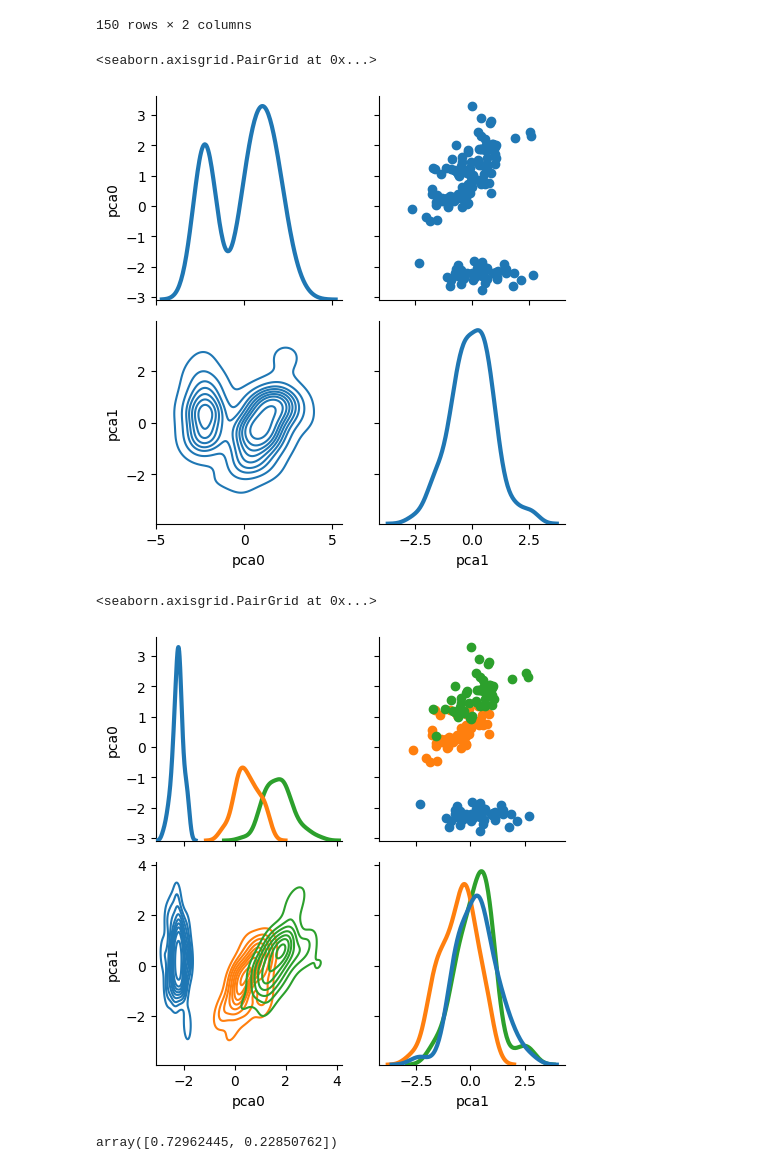
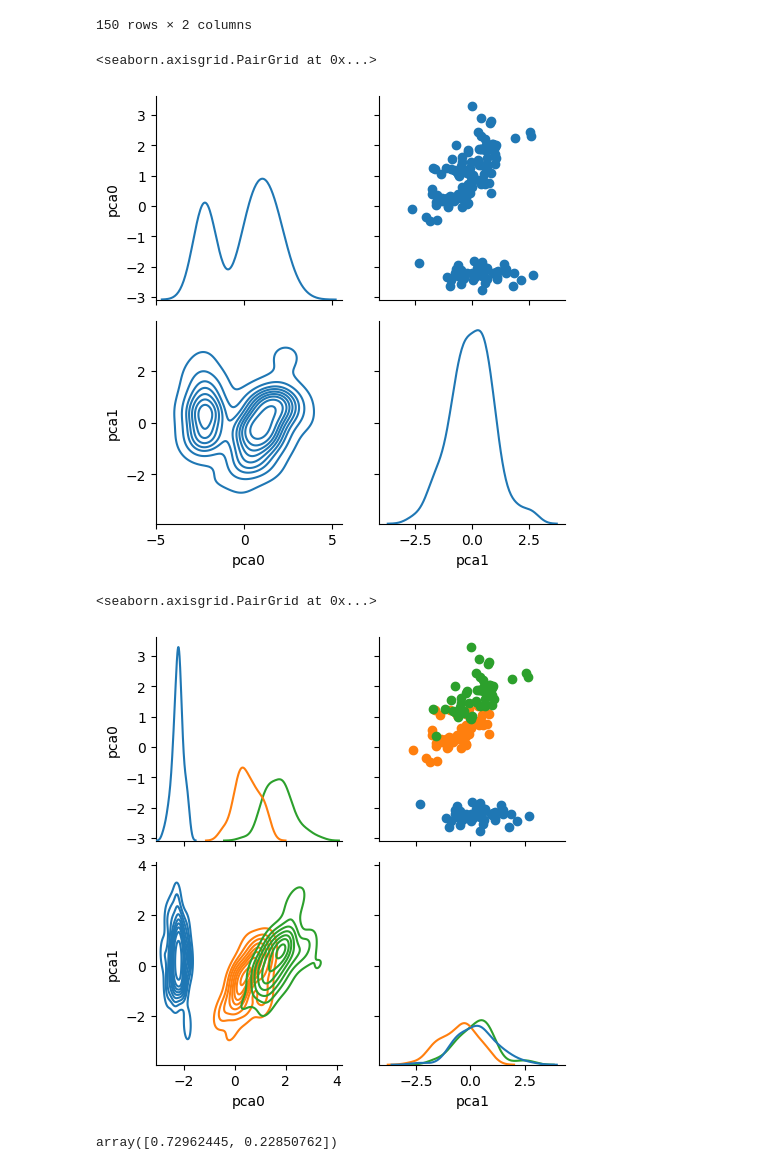
Before and after one commit to crnl-lab/Formation_2025_Python_data_analyse, a Jupyter notebook: notebooks/sklearn.ipynb, the cells around one changed output. Saved outputs shown, nothing was run; the diff lists cells and outputs as text; code cells hidden in the pictures.

```diff
--- a/notebooks/sklearn.ipynb
+++ b/notebooks/sklearn.ipynb
@@ -119,22 +119,22 @@ iris_pca
 | 149 | 0.960656 | -0.024332 |
 150 rows × 2 columns
 # %%
-g = sns.PairGrid(iris_pca, diag_sharey=False)
+g = sns.PairGrid(iris_pca)
 g.map_lower(sns.kdeplot)
 g.map_upper(plt.scatter)
-g.map_diag(sns.kdeplot, lw=3)
+g.map_diag(sns.kdeplot)
 # %% [output]
 <seaborn.axisgrid.PairGrid at 0x...>
-[figure, old version]
+[figure, new version]
 # %%
 iris_pca['species'] = iris['species']
-g = sns.PairGrid(iris_pca, diag_sharey=False, hue="species")
+g = sns.PairGrid(iris_pca, hue="species")
 g.map_lower(sns.kdeplot)
 g.map_upper(plt.scatter)
-g.map_diag(sns.kdeplot, lw=3)
+g.map_diag(sns.kdeplot)
 # %% [output]
 <seaborn.axisgrid.PairGrid at 0x...>
-[figure, old version]
+[figure, new version]
 # %%
 pca.explained_variance_ratio_
 # %% [output]
```
Also changed, not shown: parts of 13 cells of this notebook.
